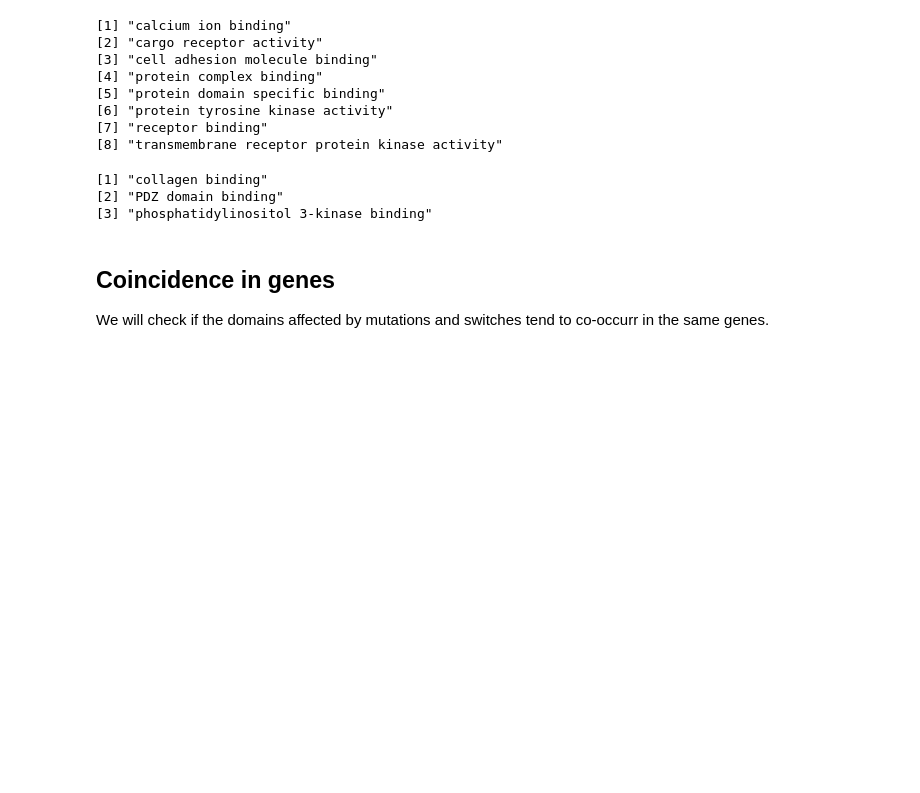
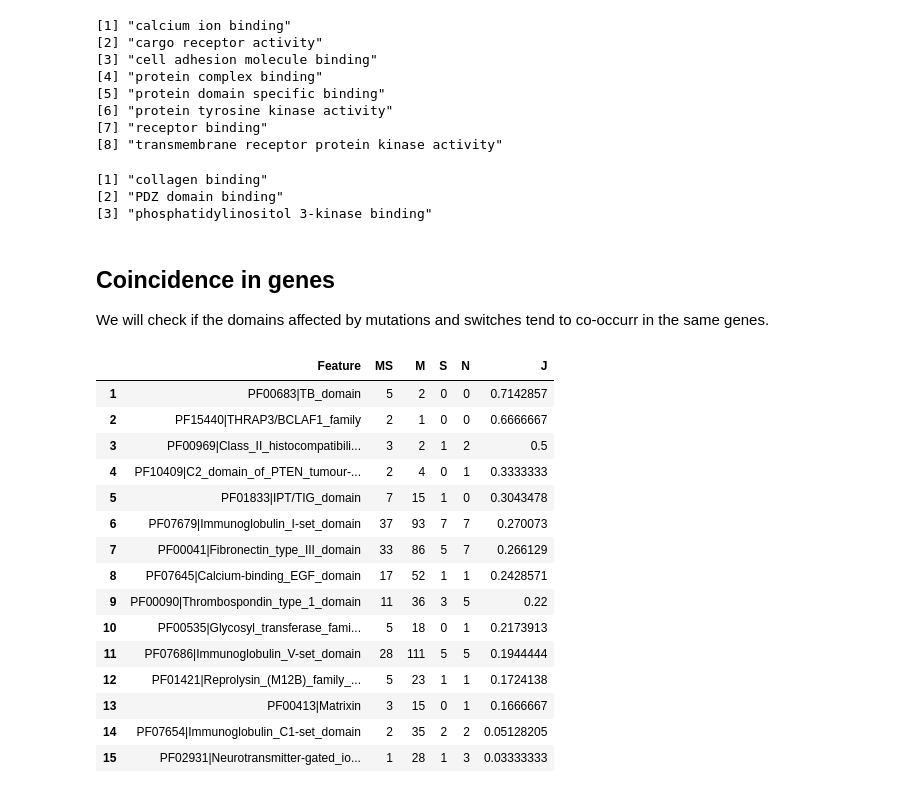
Before and after one commit to hclimente/smartas, a Jupyter notebook: structural_analysis/pfam_switches.ipynb, the cells around one changed output. Saved outputs shown, nothing was run; the diff lists cells and outputs as text; code cells hidden in the pictures; blank space fills up the shorter version.

Commit message:
go terms updated
added coincidence measures

```diff
--- a/structural_analysis/pfam_switches.ipynb
+++ b/structural_analysis/pfam_switches.ipynb
@@ -87,15 +87,17 @@ pfam.agg <- features %>%
     # get expected frequencies
     mutate(ExpectedSwitchFrequency = ProteomeCounts/sum(ProteomeCounts),
            ExpectedMutFrequency = TotalLength/sum(TotalLength))
+
+# Read structural changes
+switches.pfam <- read_tsv('../data/structural_analysis/structural_features.onlyModels.tsv') %>%
+    filter(Random=="NonRandom" & Analysis=="Pfam" & WhatsHappenning!="Nothing") %>%
+    # Use switch information to characterize structural information
+    merge(switches,by.x=c("Cancer","Gene","Symbol","nTx","tTx"),
+          by.y=c("Tumor","GeneId","Symbol","Normal_transcript","Tumor_transcript"))
 # %% [markdown]
 ## Calculate enrichment in switches
 # %%
-# Read structural changes
-pfam.switch_info <- read_tsv('../data/structural_analysis/structural_features.onlyModels.tsv') %>%
-    filter(Random=="NonRandom" & Analysis=="Pfam" & WhatsHappenning!="Nothing") %>%
-    # Use switch information to characterize structural information
-    merge(switches,by.x=c("Cancer","Gene","Symbol","nTx","tTx"),
-          by.y=c("Tumor","GeneId","Symbol","Normal_transcript","Tumor_transcript")) %>%
+pfam.switch_info <- switches.pfam %>%
     group_by(Feature) %>%
     summarize(LostNum = sum((WhatsHappenning=="Lost_in_tumor") * PatientNumber),
               GainNum = sum((WhatsHappenning=="Gained_in_tumor") * PatientNumber),
@@ -429,3 +431,60 @@ rownames(x)[x[,3]==2]
 # %% [markdown]
 ## Coincidence in genes
 We will check if the domains affected by mutations and switches tend to co-occurr in the same genes.
+# %%
+M <- pf.all$adjp_m < 0.05
+M[is.na(M)] <- FALSE
+S <- (pf.all$adjp_l < 0.05 & pf.all$switches_l > 1) | (pf.all$adjp_g < 0.05 & pf.all$switches_g > 1)
+S[is.na(S)] <- FALSE
+
+# get the genes with a switch involving a MS domain
+s.genes <- switches.pfam %>%
+    filter(Feature %in% pf.all$Feature[M&S]) %>%
+    select(Gene,Symbol,Feature) %>%
+    unique %>%
+    mutate(Switched=TRUE)
+
+# get the genes with a mutation involving a MS domain
+m.genes <- read_tsv("../data/mutations/proteome_mutations.txt") %>%
+    filter(Analysis=="Pfam") %>%
+    filter(Feature %in% pf.all$Feature[M&S]) %>%
+    select(Gene,Symbol,Feature) %>%
+    unique %>%
+    mutate(Mutated=TRUE)
+
+# check all genes containing this feature in the proteome
+all.genes <- features %>%
+    filter(Feature %in% pf.all$Feature[M&S]) %>%
+    select(Gene,Symbol,Feature) %>%
+    unique
+
+# merge to see coincidence between genes
+x <- merge(s.genes,m.genes,all=T) %>%
+    merge(all.genes,all=T) %>%
+    mutate(Switched=ifelse(is.na(Switched),FALSE,TRUE),
+           Mutated=ifelse(is.na(Mutated),FALSE,TRUE)) %>%
+    group_by(Feature) %>%
+    summarise(MS=sum(Mutated&Switched), M=sum(Mutated),
+              S=sum(Switched), N=length(Gene)) %>%
+    mutate(M=M-MS, S=S-MS,
+           N=N-(MS+S+M), J=MS/(M+S+MS)) %>%
+    arrange(desc(J))
+
+x
+# %% [output]
+|  | Feature | MS | M | S | N | J |
+| 1 | PF00683|TB_domain | 5 | 2 | 0 | 0 | 0.7142857 |
+| 2 | PF15440|THRAP3/BCLAF1_family | 2 | 1 | 0 | 0 | 0.6666667 |
+| 3 | PF00969|Class_II_histocompatibili... | 3 | 2 | 1 | 2 | 0.5 |
+| 4 | PF10409|C2_domain_of_PTEN_tumour-... | 2 | 4 | 0 | 1 | 0.3333333 |
+| 5 | PF01833|IPT/TIG_domain | 7 | 15 | 1 | 0 | 0.3043478 |
+| 6 | PF07679|Immunoglobulin_I-set_domain | 37 | 93 | 7 | 7 | 0.270073 |
+| 7 | PF00041|Fibronectin_type_III_domain | 33 | 86 | 5 | 7 | 0.266129 |
+| 8 | PF07645|Calcium-binding_EGF_domain | 17 | 52 | 1 | 1 | 0.2428571 |
+| 9 | PF00090|Thrombospondin_type_1_domain | 11 | 36 | 3 | 5 | 0.22 |
+| 10 | PF00535|Glycosyl_transferase_fami... | 5 | 18 | 0 | 1 | 0.2173913 |
+| 11 | PF07686|Immunoglobulin_V-set_domain | 28 | 111 | 5 | 5 | 0.1944444 |
+| 12 | PF01421|Reprolysin_(M12B)_family_... | 5 | 23 | 1 | 1 | 0.1724138 |
+| 13 | PF00413|Matrixin | 3 | 15 | 0 | 1 | 0.1666667 |
+| 14 | PF07654|Immunoglobulin_C1-set_domain | 2 | 35 | 2 | 2 | 0.05128205 |
+| 15 | PF02931|Neurotransmitter-gated_io... | 1 | 28 | 1 | 3 | 0.03333333 |
```
Also changed, not shown: parts of 2 cells of this notebook.
